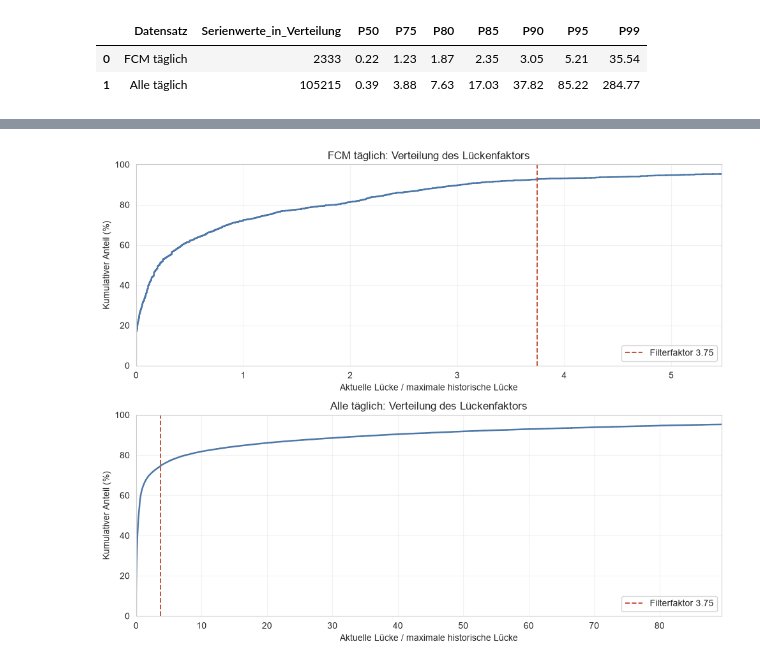
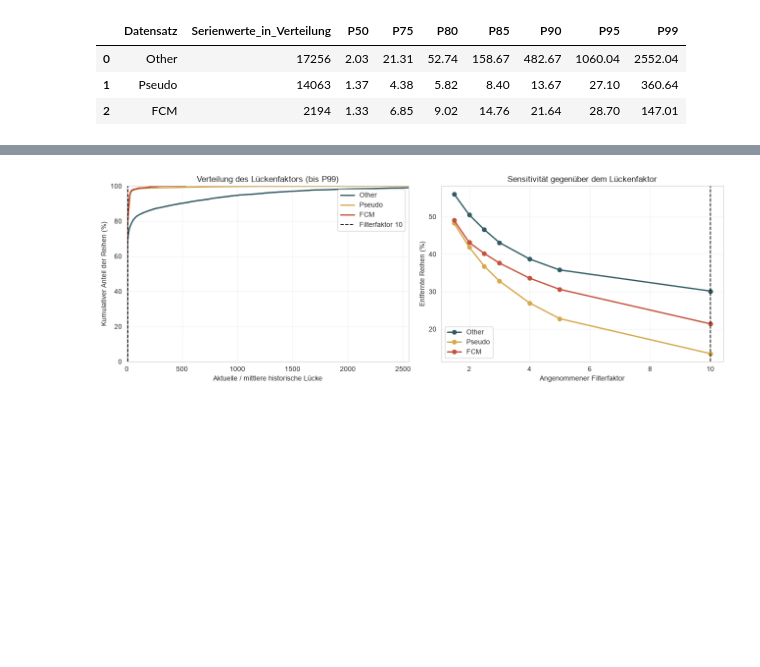
Before and after one commit to vlkkvl/transaktionen_bedientheke, a Jupyter notebook: notebooks/00_data_cleaning/00_02_filtering_last_sale.ipynb, the cells around one changed output, grey strips where cells are left out. Drawn from its saved outputs; the diff is of its cells as text; code cells hidden in the pictures; blank space fills up the shorter version.

```diff
--- a/notebooks/00_data_cleaning/00_02_filtering_last_sale.ipynb
+++ b/notebooks/00_data_cleaning/00_02_filtering_last_sale.ipynb
@@ -228,6 +287,7 @@ def load_historical_gap_days(dataset, eligible_series):
           AND ARTIKEL_ID IS NOT NULL
           AND DATE IS NOT NULL
           AND {SALE_CONDITION}
+          AND {dataset['Filter']}
         GROUP BY MARKT_ID, ARTIKEL_ID, verkaufstag
         ORDER BY MARKT_ID, ARTIKEL_ID, verkaufstag
         """
@@ -360,8 +421,8 @@ for ax, dataset in zip(axes, DATASETS):
 
     plot_values = {
         "Aktuelle Lücke": current_gap_days,
-        "Historische P90-Lücke je Reihe": historical_summary["p90_historische_luecke"],
-        "Historische Maximallücke je Reihe": historical_summary["maximale_historische_luecke"],
+        "Historische Median-Lücke je Reihe": historical_summary["median_historische_luecke"],
+        "Historische mittlere Lücke je Reihe": historical_summary["mittlere_historische_luecke"],
     }
     for label, values in plot_values.items():
         x, y = ecdf(values)
@@ -387,7 +448,7 @@ Der Lückenfaktor vergleicht die aktuelle Pause einer Reihe mit ihrer eigenen ma
 # %%
-CURRENT_TO_HISTORICAL_GAP_FACTOR = 3.75
-HISTORICAL_REFERENCE_COLUMN = "maximale_historische_luecke"
-HISTORICAL_REFERENCE_LABEL = "maximale historische Lücke je Reihe"
+CURRENT_TO_HISTORICAL_GAP_FACTOR = 10.0
+HISTORICAL_REFERENCE_COLUMN = "mittlere_historische_luecke"
+HISTORICAL_REFERENCE_LABEL = "mittlere historische Lücke je Reihe"
 
 
 def build_gap_factor_data(dataset):
@@ -464,36 +525,52 @@ display(
     })
 )
 
-fig, axes = plt.subplots(len(DATASETS), 1, figsize=(10, 4 * len(DATASETS)), sharex=False)
-if len(DATASETS) == 1:
-    axes = [axes]
+fig, axes = plt.subplots(1, 2, figsize=(13, 4.5))
+factor_plot_limit = max(
+    1.0,
+    max(
+        frame["luecken_faktor"].replace([np.inf, -np.inf], np.nan).quantile(0.99)
+        for frame in gap_factor_by_dataset.values()
+    ),
+)
+for dataset_name, frame in gap_factor_by_dataset.items():
+    factors = np.sort(
+        frame["luecken_faktor"].replace([np.inf, -np.inf], np.nan).dropna().to_numpy(dtype=float)
+    )
+    cumulative = np.arange(1, len(factors) + 1) / len(factors) * 100
+    axes[0].step(
+        factors, cumulative, where="post", linewidth=2,
+        color=SOURCE_COLORS[dataset_name], label=dataset_name,
+    )
+axes[0].axvline(
+    CURRENT_TO_HISTORICAL_GAP_FACTOR, color="black", linestyle="--",
+    linewidth=1.3, label=f"Filterfaktor {CURRENT_TO_HISTORICAL_GAP_FACTOR:g}",
+)
+axes[0].set_xlim(0, factor_plot_limit)
+axes[0].set_ylim(0, 100)
+axes[0].set_title("Verteilung des Lückenfaktors (bis P99)")
+axes[0].set_xlabel("Aktuelle / mittlere historische Lücke")
+axes[0].set_ylabel("Kumulativer Anteil der Reihen (%)")
+axes[0].grid(alpha=0.25)
+axes[0].legend()
 
-for ax, dataset in zip(axes, DATASETS):
-    dataset_name = dataset["Datensatz"]
-    factors = gap_factor_by_dataset[dataset_name]["luecken_faktor"].replace(
-        [np.inf, -np.inf], np.nan
-    ).dropna()
-    x, y = ecdf(factors)
-    ax.step(x, y, where="post", linewidth=1.8, color="#4c78a8")
-    ax.axvline(
-        CURRENT_TO_HISTORICAL_GAP_FACTOR,
-        color="#c4513b",
-        linestyle="--",
-        linewidth=1.4,
-        label=f"Filterfaktor {CURRENT_TO_HISTORICAL_GAP_FACTOR:g}",
+for dataset_name, frame in factor_threshold_summary.groupby("Datensatz", sort=False):
+    axes[1].plot(
+        frame["Faktor"], frame["Anteil_entfernt_%"], marker="o",
+        linewidth=2, color=SOURCE_COLORS[dataset_name], label=dataset_name,
     )
-    ax.set_xlim(0, max(CURRENT_TO_HISTORICAL_GAP_FACTOR * 1.4, factors.quantile(0.95) * 1.05))
-    ax.set_ylim(0, 100)
-    ax.set_title(f"{dataset_name}: Verteilung des Lückenfaktors")
-    ax.set_xlabel("Aktuelle Lücke / maximale historische Lücke")
-    ax.set_ylabel("Kumulativer Anteil (%)")
-    ax.grid(alpha=0.25)
-    ax.legend(loc="lower right")
+axes[1].axvline(CURRENT_TO_HISTORICAL_GAP_FACTOR, color="black", linestyle="--", linewidth=1.3)
+axes[1].set_title("Sensitivität gegenüber dem Lückenfaktor")
+axes[1].set_xlabel("Angenommener Filterfaktor")
+axes[1].set_ylabel("Entfernte Reihen (%)")
+axes[1].grid(alpha=0.25)
+axes[1].legend()
 
 fig.tight_layout()
 plt.show()
 # %% [output]
 |  | Datensatz | Serienwerte_in_Verteilung | P50 | P75 | P80 | P85 | P90 | P95 | P99 |
-| 0 | FCM täglich | 2333 | 0.22 | 1.23 | 1.87 | 2.35 | 3.05 | 5.21 | 35.54 |
-| 1 | Alle täglich | 105215 | 0.39 | 3.88 | 7.63 | 17.03 | 37.82 | 85.22 | 284.77 |
+| 0 | Other | 17256 | 2.03 | 21.31 | 52.74 | 158.67 | 482.67 | 1060.04 | 2552.04 |
+| 1 | Pseudo | 14063 | 1.37 | 4.38 | 5.82 | 8.40 | 13.67 | 27.10 | 360.64 |
+| 2 | FCM | 2194 | 1.33 | 6.85 | 9.02 | 14.76 | 21.64 | 28.70 | 147.01 |
 |  | Datensatz | Faktor | Reihen_entfernt | Anteil_entfernt_% |
@@ -514,4 +593,4 @@ plt.show()
-[figure, old version]
+[figure, new version]
 # %% [markdown]
 ## Serienindividueller Filter
 
```
Also changed, not shown: parts of 15 cells of this notebook, 26 other files.
